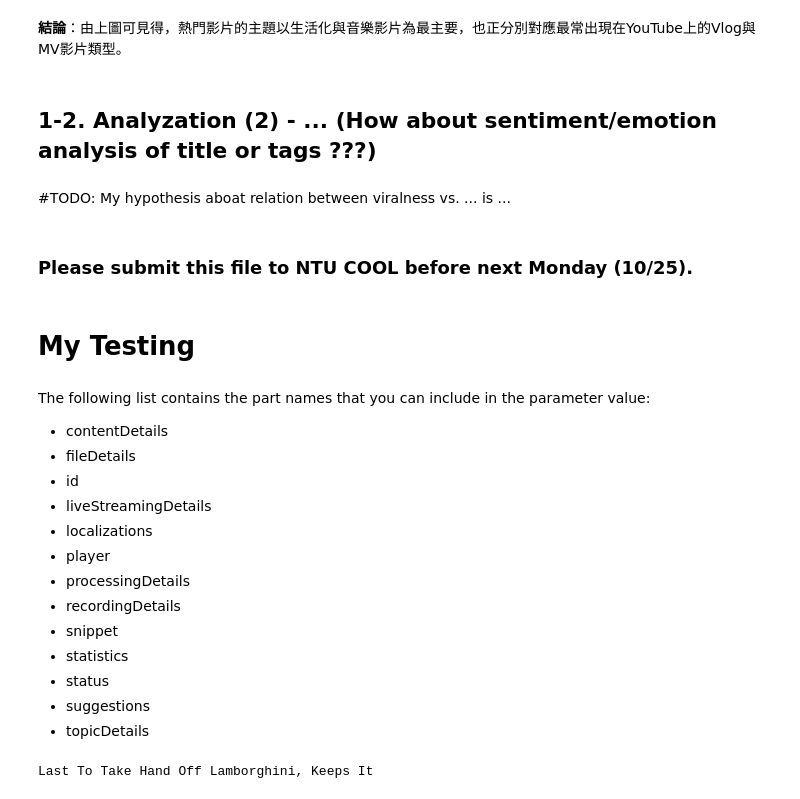
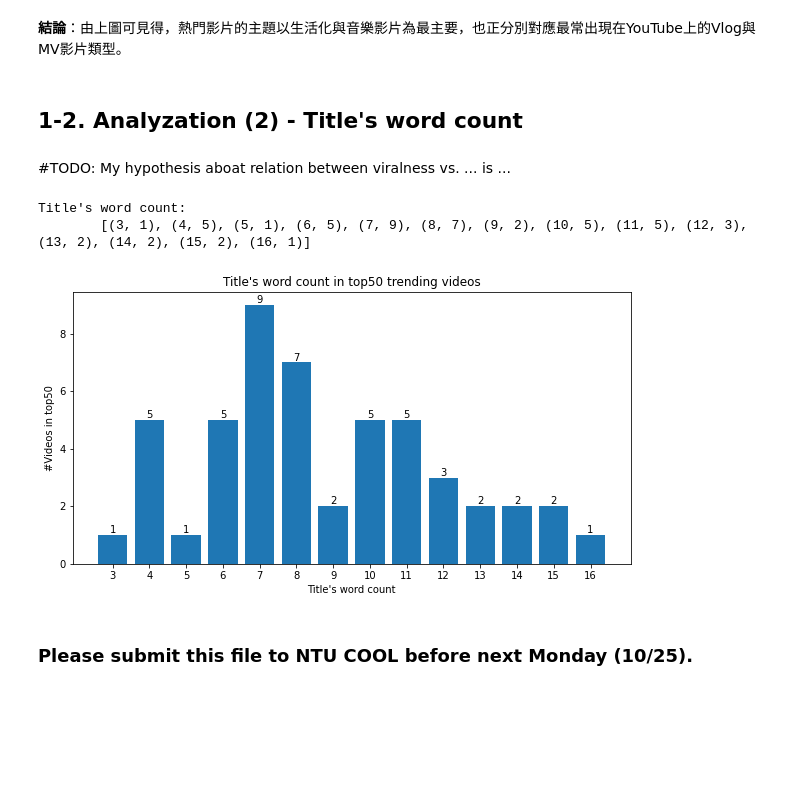
Before and after one commit to alvin870203/ntu-info-21f, a Jupyter notebook: week04/作業/04_exercises_莊志淵_r09921006.ipynb, the cells around one changed output. Saved outputs shown, nothing was run; the diff lists cells and outputs as text; code cells hidden in the pictures; blank space fills up the shorter version.

```diff
--- a/week04/作業/04_exercises_莊志淵_r09921006.ipynb
+++ b/week04/作業/04_exercises_莊志淵_r09921006.ipynb
@@ -97,6 +97,6 @@ plt.show()
 # %% [markdown]
 <b>結論</b>：由上圖可見得，熱門影片的主題以生活化與音樂影片為最主要，也正分別對應最常出現在YouTube上的Vlog與MV影片類型。
 # %% [markdown]
-## <b>1-2. Analyzation (2)</b> - ... (How about sentiment/emotion analysis of title or tags ???)
+## <b>1-2. Analyzation (2)</b> - Title's word count
 # %% [markdown]
 #TODO: My hypothesis aboat relation between viralness vs. ... is ...
@@ -105,4 +103,41 @@ plt.show()
+# %%
+# Please carry out your analysis here
+
+youtube = build("youtube", "v3", developerKey=API_KEY)
+
+# List of all supported regionCode
+region_codes = [item["snippet"]["gl"] for item in youtube.i18nRegions().list(part="snippet").execute()["items"]]
+
+title_count = defaultdict(int)
+
+result = youtube.videos().list(
+    part="snippet",
+    chart="mostPopular",
+    regionCode="US", maxResults=50).execute()
+
+for idx, video_item in enumerate(result["items"]):
+    title = video_item["snippet"]["title"]
+    t = len(title.split())
+    title_count[t] += 1
+
+# To make sure all count between min and max word count are filled with 0 if not existed
+for i in range(min(title_count.keys()), max(title_count.keys()) + 1, 1):
+    title_count[i]
+
+title_count = sorted(list(title_count.items()), key=lambda tup: tup[0])
+
+print(f"Title's word count:\n\t{title_count}")
+# %% [output]
+Title's word count:
+        [(3, 1), (4, 5), (5, 1), (6, 5), (7, 9), (8, 7), (9, 2), (10, 5), (11, 5), (12, 3), (13, 2), (14, 2), (15, 2), (16, 1)]
+# %%
+fig, ax = plt.subplots(figsize=(10, 5))
+bars = ax.bar(range(len(title_count)), [t[1] for t in title_count])
+ax.set(xticks=range(len(title_count)), xticklabels=[t[0] for t in title_count])
+ax.bar_label(bars, fmt="%d")
+ax.set(xlabel="Title's word count", ylabel="#Videos in top50", title="Title's word count in top50 trending videos")
+plt.show()
+# %% [output]
+[figure, added]
 # %% [markdown]
 ### Please submit this file to NTU COOL before next Monday (10/25).
-# %% [markdown]
-# My Testing
@@ -112,32 +143,0 @@ API_KEY = "AIzaSyAn7aSIcilLiayh1pLQVLDA_3HrS--nrAw"
-# %% [markdown]
-The following list contains the part names that you can include in the parameter value:
-- contentDetails
-- fileDetails
-- id
-- liveStreamingDetails
-- localizations
-- player
-- processingDetails
-- recordingDetails
-- snippet
-- statistics
-- status
-- suggestions
-- topicDetails
-# %%
-# import package "googleapiclient.discovery" instead of "apiclient.discovery"
-# to solve the error message 'Import "apiclient.discovery" could not be resolvedPylance'
-# in vscode integrated jupyter notebook.
-from googleapiclient.discovery import build
-from collections import defaultdict
-
-youtube = build("youtube", "v3", developerKey=API_KEY)
-result = youtube.videos().list(
-    # part="snippet, contentDetails, statistics",
-    part="snippet",
-    chart="mostPopular",
-    regionCode="US", maxResults=1).execute()
-# print(result)
-print(result["items"][0]["snippet"]["title"])
-# %% [output]
-Last To Take Hand Off Lamborghini, Keeps It
```
Also changed, not shown: parts of 6 cells of this notebook, 1 other file.
